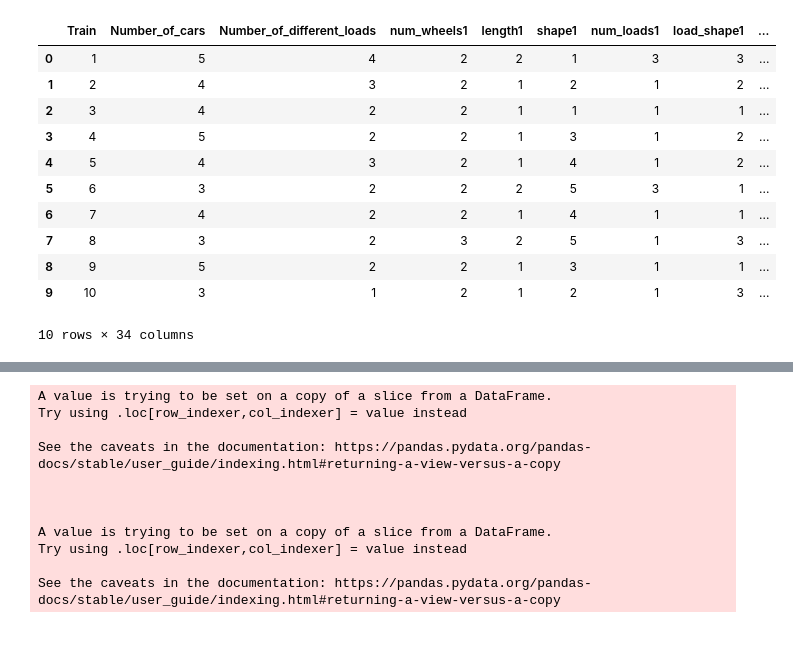
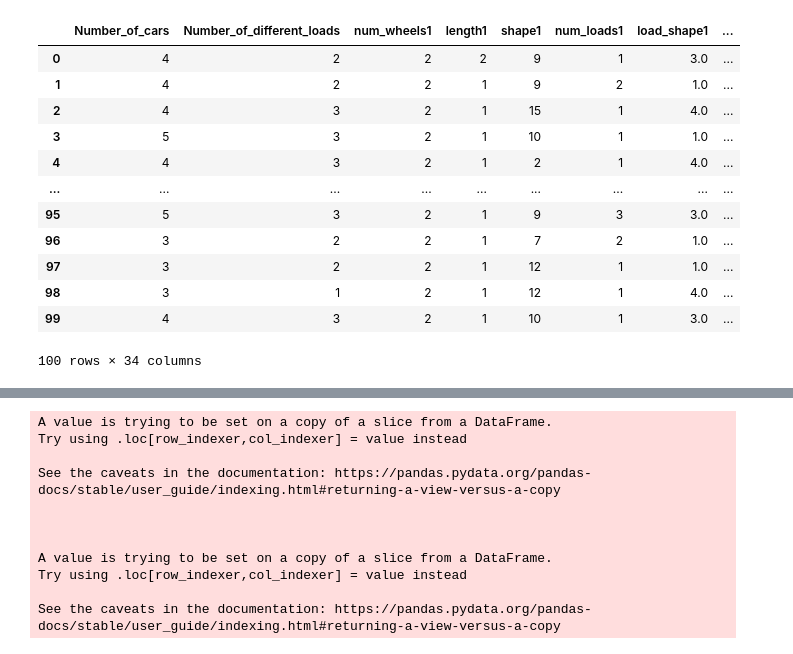
Before and after one commit to VinnyHardth/trabalho-final-ia, a Jupyter notebook: exemplos/visualClustering_Michalsky.ipynb, the cells around one changed output, grey strips where cells are left out. Drawn from its saved outputs; the diff is of its cells as text; code cells hidden in the pictures.

```diff
--- a/exemplos/visualClustering_Michalsky.ipynb
+++ b/exemplos/visualClustering_Michalsky.ipynb
@@ -61,0 +77,2 @@ for i in range(amnt_trains):
+# %%
+pd.set_option('display.max_columns', None)
@@ -62,25 +174,27 @@ for i in range(amnt_trains):
 # %%
 
-X = data.copy()
+X = pd.read_csv("socroo.csv", index_col=0)
+
 header = X.loc[0 ,:]
 #Initialize our scaler
 scaler = StandardScaler()
 #Scale each column in number
 #X = pd.DataFrame(scaler.fit_transform(X),index=cat_country)
 X
 # %% [output]
-|  | Train | Number_of_cars | Number_of_different_loads | num_wheels1 | length1 | shape1 | num_loads1 | load_shape1 | ... |
-| 0 | 1 | 5 | 4 | 2 | 2 | 1 | 3 | 3 | ... |
-| 1 | 2 | 4 | 3 | 2 | 1 | 2 | 1 | 2 | ... |
-| 2 | 3 | 4 | 2 | 2 | 1 | 1 | 1 | 1 | ... |
-| 3 | 4 | 5 | 2 | 2 | 1 | 3 | 1 | 2 | ... |
-| 4 | 5 | 4 | 3 | 2 | 1 | 4 | 1 | 2 | ... |
-| 5 | 6 | 3 | 2 | 2 | 2 | 5 | 3 | 1 | ... |
-| 6 | 7 | 4 | 2 | 2 | 1 | 4 | 1 | 1 | ... |
-| 7 | 8 | 3 | 2 | 3 | 2 | 5 | 1 | 3 | ... |
-| 8 | 9 | 5 | 2 | 2 | 1 | 3 | 1 | 1 | ... |
-| 9 | 10 | 3 | 1 | 2 | 1 | 2 | 1 | 3 | ... |
+|  | Number_of_cars | Number_of_different_loads | num_wheels1 | length1 | shape1 | num_loads1 | load_shape1 | ... |
+| 0 | 4 | 2 | 2 | 2 | 9 | 1 | 3.0 | ... |
+| 1 | 4 | 2 | 2 | 1 | 9 | 2 | 1.0 | ... |
+| 2 | 4 | 3 | 2 | 1 | 15 | 1 | 4.0 | ... |
+| 3 | 5 | 3 | 2 | 1 | 10 | 1 | 1.0 | ... |
+| 4 | 4 | 3 | 2 | 1 | 2 | 1 | 4.0 | ... |
+| ... | ... | ... | ... | ... | ... | ... | ... | ... |
+| 95 | 5 | 3 | 2 | 1 | 9 | 3 | 3.0 | ... |
+| 96 | 3 | 2 | 2 | 1 | 7 | 2 | 1.0 | ... |
+| 97 | 3 | 2 | 2 | 1 | 12 | 1 | 1.0 | ... |
+| 98 | 3 | 1 | 2 | 1 | 12 | 1 | 4.0 | ... |
+| 99 | 4 | 3 | 2 | 1 | 10 | 1 | 3.0 | ... |
-10 rows × 34 columns
+100 rows × 34 columns
 # %%
 #Xlog
 # %%
```
Also changed, not shown: parts of 25 cells of this notebook, 4 other files.
